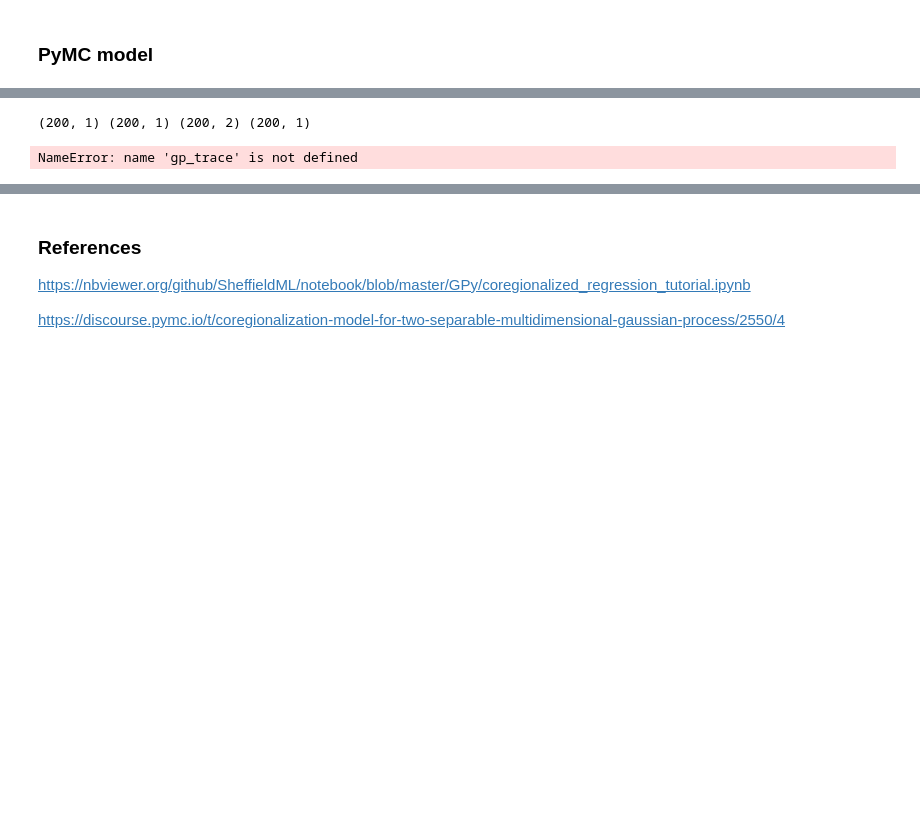
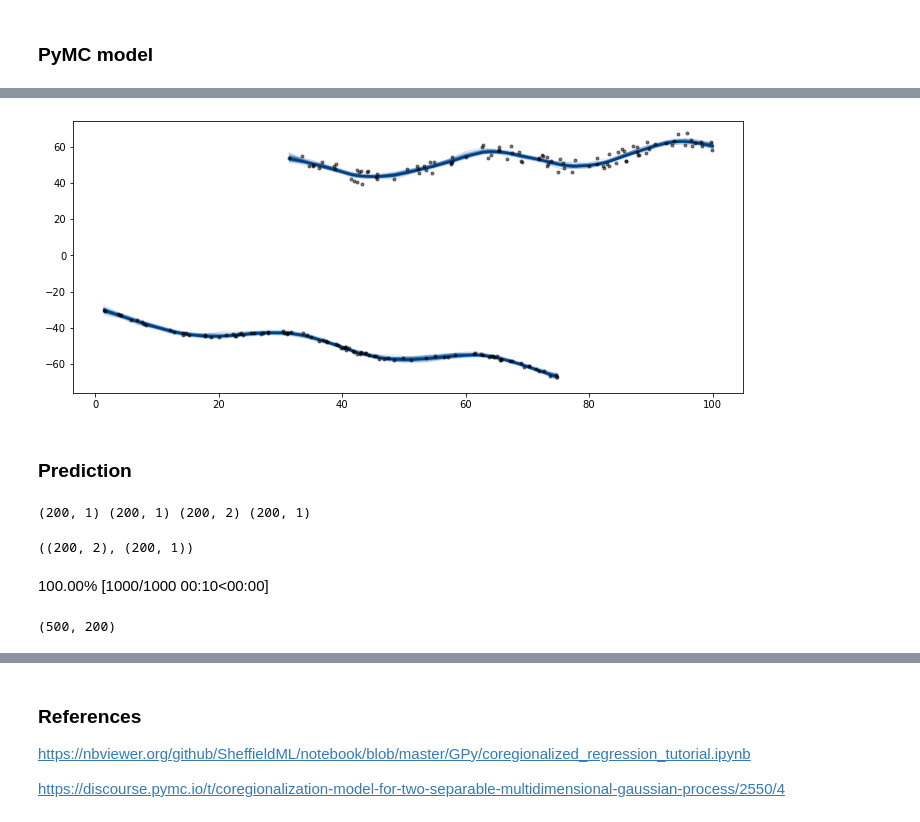
Before and after one commit to danhphan/gp_experiments, a Jupyter notebook: experiments/12_Coregionalized_Regression_Model_GPy_PyMC.ipynb, the cells around one changed output, grey strips where cells are left out. Saved outputs shown, nothing was run; the diff lists cells and outputs as text; code cells hidden in the pictures; blank space fills up the shorter version.

```diff
--- a/experiments/12_Coregionalized_Regression_Model_GPy_PyMC.ipynb
+++ b/experiments/12_Coregionalized_Regression_Model_GPy_PyMC.ipynb
@@ -99,2 +153,17 @@ The derivative of RV `W`.ravel()[[0 1 2 3]] is zero.
+# %%
+from pymc.gp.util import plot_gp_dist
+fig = plt.figure(figsize=(12,5))
+ax = fig.gca()
+
+f_pred = gp_samples.posterior_predictive["preds"].sel(chain=0)
+plot_gp_dist(ax, f_pred[:,:100], X[:100,0], palette="Blues", fill_alpha=0.5, samples_alpha=0.1)
+ax.plot(X[:100,0], Y[:100,0], 'ok', ms=3, alpha=0.5, label="Data 1");
+
+plot_gp_dist(ax, f_pred[:,100:], X[100:,0], palette="Blues", fill_alpha=0.5, samples_alpha=0.1)
+ax.plot(X[100:,0], Y[100:,0], 'ok', ms=3, alpha=0.5, label="Data 1");
+# %% [output]
+[figure, added]
+# %% [markdown]
+### Prediction
 # %%
 Xt12 = np.concatenate((Xt1, Xt2), axis=0)
@@ -104,9 +173,19 @@ yt = np.concatenate((Yt1, Yt2))
 print(Xt12.shape, idx.shape, X_new.shape, yt.shape)
 # %% [output]
 (200, 1) (200, 1) (200, 2) (200, 1)
+# %%
+X_new, Y_new, _ = build_XY([Xt1, Xt2],
+                   [Yt1, Yt2])
+X_new.shape, Y_new.shape
+# %% [output]
+((200, 2), (200, 1))
 # %%
 with model:
-    preds = gp.conditional("preds", X_new)
-    gp_samples = pm.sample_posterior_predictive(gp_trace, var_names=['preds'], random_seed=42)
+    pred = gp.conditional("pred", X_new)
+    gp_samples = pm.sample_posterior_predictive(gp_trace, var_names=['pred'], random_seed=42)
 # %% [output]
-NameError: name 'gp_trace' is not defined
+100.00% [1000/1000 00:10<00:00]
+# %%
+gp_samples.posterior_predictive["pred"].sel(chain=0).shape
+# %% [output]
+(500, 200)
```
Also changed, not shown: parts of 17 cells of this notebook.
